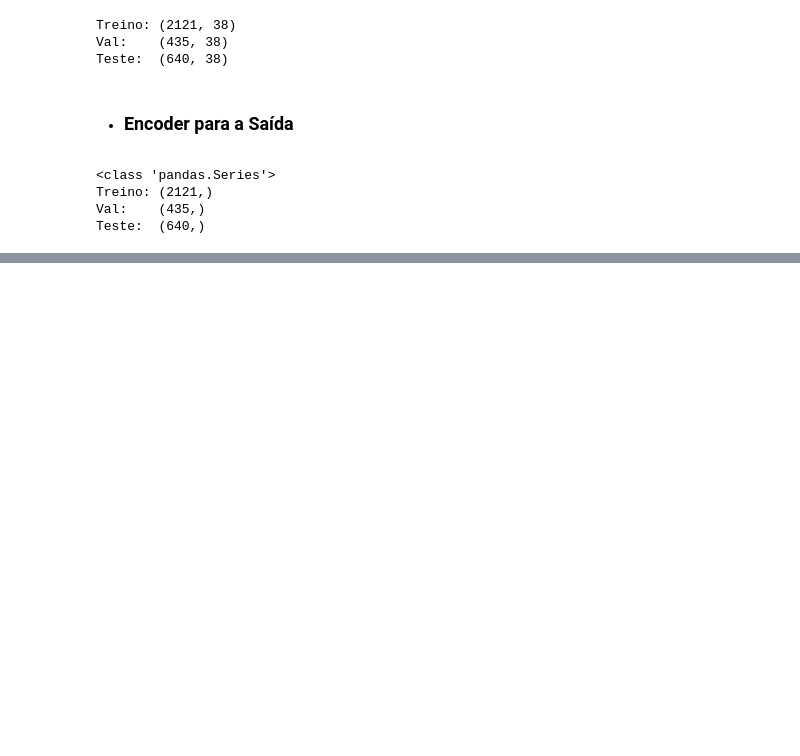
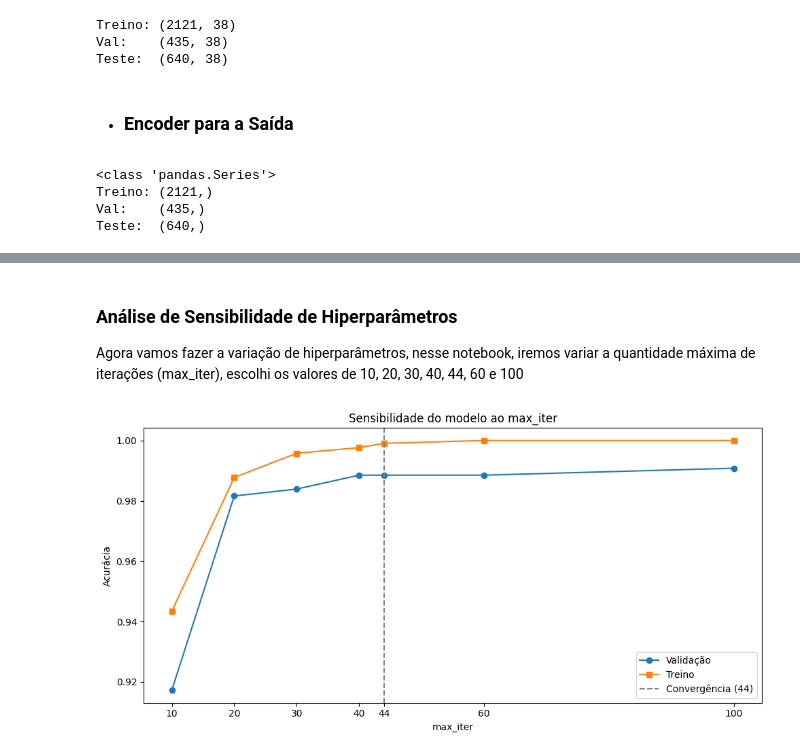
Before and after one commit to DaviMacielCavalcante/projeto-ml-basico, a Jupyter notebook: chess_JM.ipynb, the cells around one changed output, grey strips where cells are left out. Cells and saved outputs as stored; diff of their text form; code cells hidden in the pictures; blank space fills up the shorter version.

Commit message:
Atualizei o notebook com a documentação

```diff
--- a/chess_JM.ipynb
+++ b/chess_JM.ipynb
@@ -269,0 +359,14 @@ A partir de 40 iterações, o treino já memoriza 100%, podemos ver um leve over
+# %%
+# Dicionário contendo as combinações dos hiperparâmetros
+param_grid = {
+    'hidden_layer_sizes': [(8,)*4, (16,)*4, (32,)*4, (64,)*4],
+    'activation': ["relu", "tanh", "logistic"]
+}
+# %%
+# O cross-validation padrão do scikit-learn é 5 (5-fold)
+grid = GridSearchCV(
+    param_grid=param_grid,
+    estimator=MLPClassifier(random_state=69, max_iter=200) # Mantemos a seed fixa para comparação justa
+)
+# %%
+grid.fit(X_train_concated, Y_train_encoded)
@@ -269,0 +432,38 @@ A partir de 40 iterações, o treino já memoriza 100%, podemos ver um leve over
+# %% [markdown]
+### Análise de Sensibilidade de Hiperparâmetros
+Agora vamos fazer a variação de hiperparâmetros, nesse notebook, iremos variar a quantidade máxima de iterações (max_iter), escolhi os valores de 10, 20, 30, 40, 44, 60 e 100
+# %%
+import matplotlib.pyplot as plt
+modelos = [
+    MLPClassifier(hidden_layer_sizes=(16,)*4, activation="relu", solver="adam", max_iter=10, random_state=69).fit(X_train_concated, Y_train_encoded),
+    MLPClassifier(hidden_layer_sizes=(16,)*4, activation="relu", solver="adam", max_iter=20, random_state=69).fit(X_train_concated, Y_train_encoded),
+    MLPClassifier(hidden_layer_sizes=(16,)*4, activation="relu", solver="adam", max_iter=30, random_state=69).fit(X_train_concated, Y_train_encoded),
+    MLPClassifier(hidden_layer_sizes=(16,)*4, activation="relu", solver="adam", max_iter=40, random_state=69).fit(X_train_concated, Y_train_encoded),
+    MLPClassifier(hidden_layer_sizes=(16,)*4, activation="relu", solver="adam", max_iter=44, random_state=69).fit(X_train_concated, Y_train_encoded),
+    MLPClassifier(hidden_layer_sizes=(16,)*4, activation="relu", solver="adam", max_iter=60, random_state=69).fit(X_train_concated, Y_train_encoded),
+    MLPClassifier(hidden_layer_sizes=(16,)*4, activation="relu", solver="adam", max_iter=100, random_state=69).fit(X_train_concated, Y_train_encoded),
+]
+
+iters = [m.max_iter for m in modelos]
+
+acuracias_val = [
+    accuracy_score(Y_val_encoded, m.predict(X_val_concated)) for m in modelos
+]
+
+acuracias_treino = [
+    accuracy_score(Y_train_encoded, m.predict(X_train_concated)) for m in modelos
+]
+
+plt.figure(figsize=(10, 5))
+plt.plot(iters, acuracias_val, marker='o', label='Validação')
+plt.plot(iters, acuracias_treino, marker='s', label='Treino')
+plt.axvline(x=44, color='gray', linestyle='--', label='Convergência (44)')
+plt.xlabel('max_iter')
+plt.ylabel('Acurácia')
+plt.title('Sensibilidade do modelo ao max_iter')
+plt.legend()
+plt.xticks(iters)
+plt.tight_layout()
+plt.show()
+# %% [output]
+[figure, added]
```
Also changed, not shown: parts of 25 cells of this notebook.
